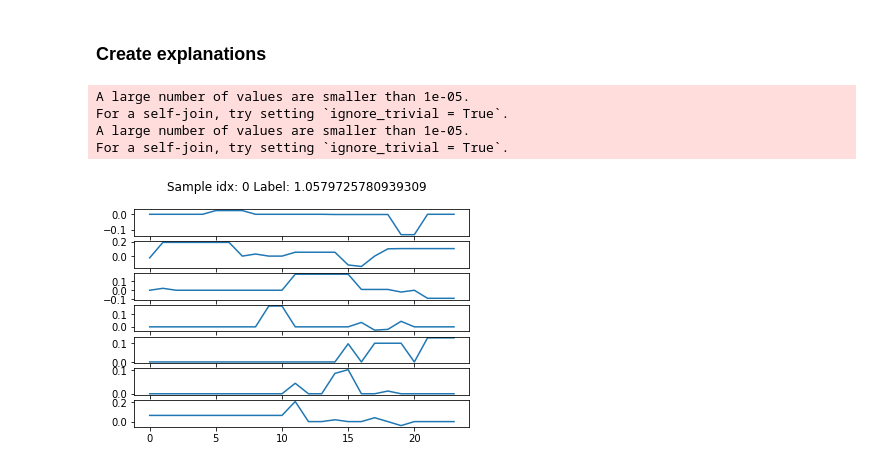
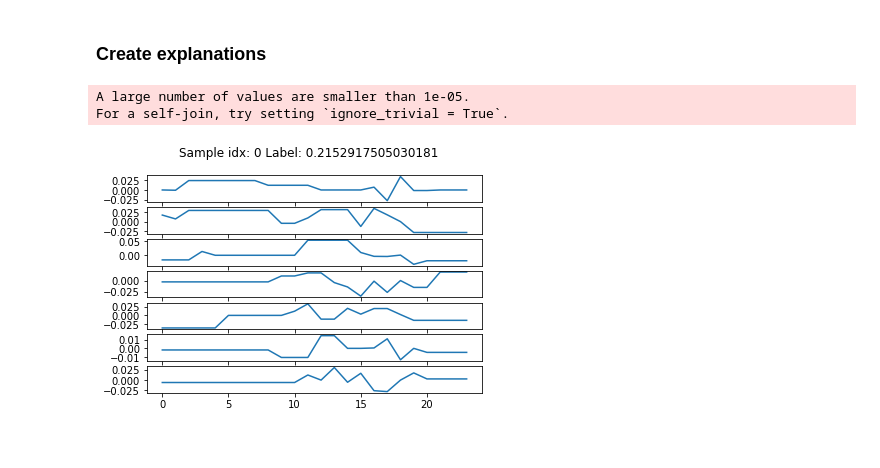
Before and after one commit to dbvis-ukon/ts-mule, a Jupyter notebook: demo/beijing_air_2_5/Beijing_Air_Quality_2_5_explain_Keras.ipynb, the cells around one changed output. Saved outputs shown, nothing was run; the diff lists cells and outputs as text; code cells hidden in the pictures.

```diff
--- a/demo/beijing_air_2_5/Beijing_Air_Quality_2_5_explain_Keras.ipynb
+++ b/demo/beijing_air_2_5/Beijing_Air_Quality_2_5_explain_Keras.ipynb
@@ -50,8 +46,11 @@ plt.show()
 # %% [markdown]
 ## Probe CNN
 # %%
-def predict_(x):
-    prediction = cnn_model.predict(x[np.newaxis]).ravel()
+def predict_fn(x):
+    if len(x.shape) == 2:
+        prediction = cnn_model.predict(x[np.newaxis]).ravel()
+    else:
+        prediction = cnn_model.predict(x).ravel()
     return prediction
 
 explainer = LimeTS()
@@ -96,19 +93,17 @@ plt.show()
 # %% [markdown]
 ### Create explanations
 # %%
-lasso_classifier = linear_model.Lasso(alpha=0.01)
+lasso_classifier = linear_model.Lasso(alpha=0.0001)
 explainer._kernel = lasso_classifier
 
-xcoef = explainer.explain(sample, predict_)
+xcoef = explainer.explain(sample, predict_fn)
 
 fig, axs = plt.subplots(features)
 for i in range(features):
     axs[i].plot(xcoef[:, i])
 fig.suptitle('Sample idx: ' + str(idx) + ' Label: ' + str(label))
 plt.show()
 # %% [output]
 A large number of values are smaller than 1e-05.
 For a self-join, try setting `ignore_trivial = True`.
-A large number of values are smaller than 1e-05.
-For a self-join, try setting `ignore_trivial = True`.
-[figure, old version]
+[figure, new version]
```
Also changed, not shown: parts of 6 cells of this notebook, 19 other files.
